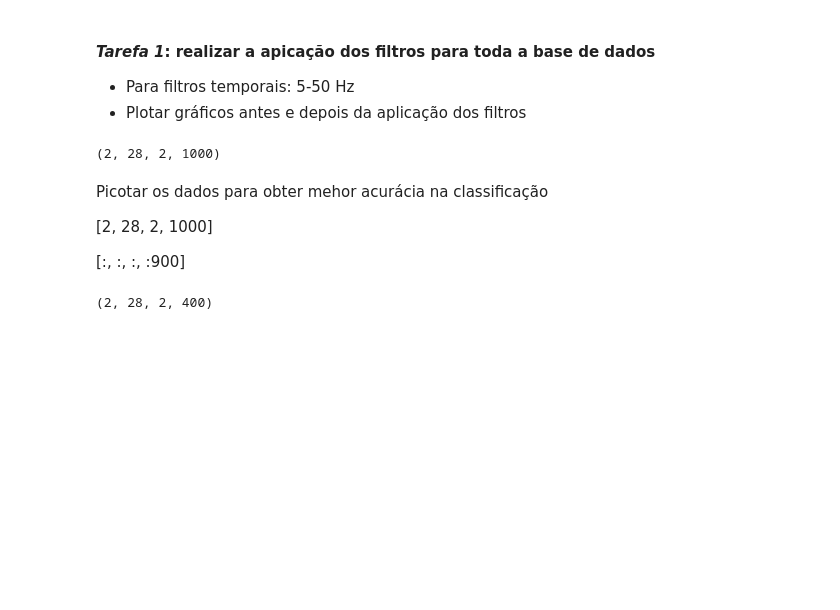
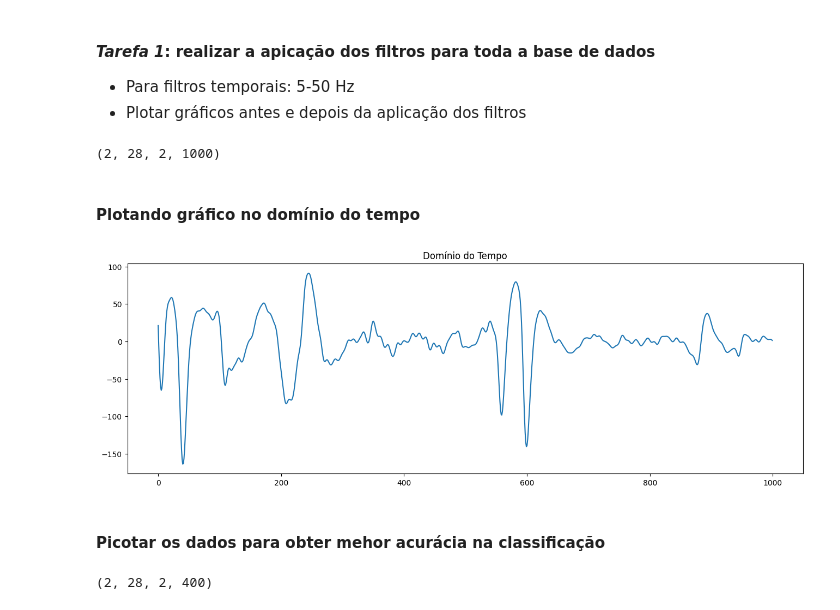
Before and after one commit to Jaovitosr/tutoriais, a Jupyter notebook: EOG/prepare.ipynb, the cells around one changed output. Drawn from its saved outputs; the diff is of its cells as text; code cells hidden in the pictures; blank space fills up the shorter version.

```diff
--- a/EOG/prepare.ipynb
+++ b/EOG/prepare.ipynb
@@ -75,11 +75,21 @@ filtered_data = butter_bandpass(filtered_data, 5, 50)
 filtered_data.shape
 # %% [output]
 (2, 28, 2, 1000)
+# %% [markdown]
+#### Plotando gráfico no domínio do tempo
+# %%
+import matplotlib.pyplot as plt
+
+time_series = filtered_data[0, 0, 0, :]
+
+time_axis = np.arange(len(time_series))
+
+plt.plot(time_axis, time_series)
+plt.title('Domínio do Tempo')
+plt.show()
+# %% [output]
+[figure, added]
 # %% [markdown]
-Picotar os dados para obter mehor acurácia na classificação
-
-[2, 28, 2, 1000]
-
-[:, :, :, :900]
+#### Picotar os dados para obter mehor acurácia na classificação
 # %%
 data = data [:, :, :, 300:700]
```
Also changed, not shown: parts of 4 cells of this notebook.
